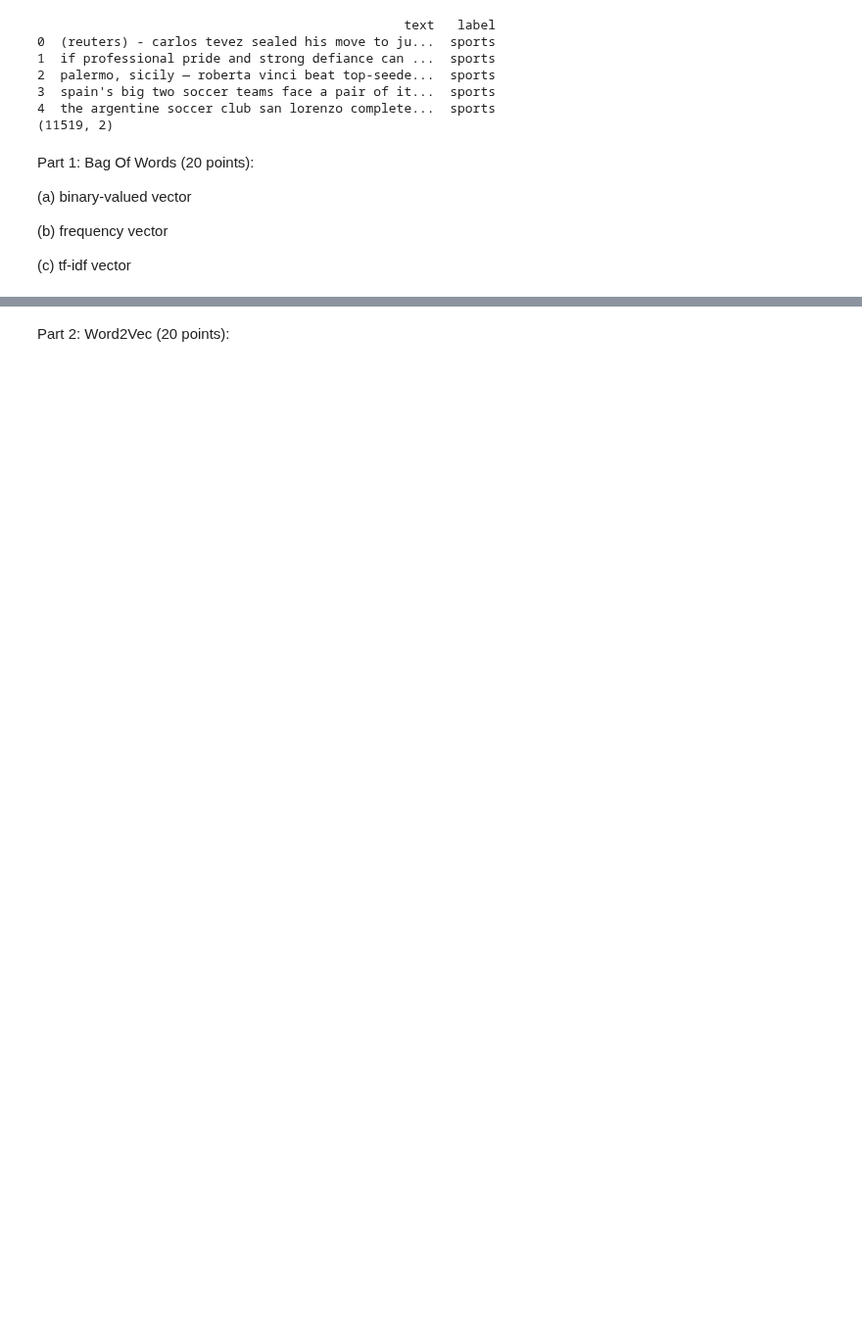
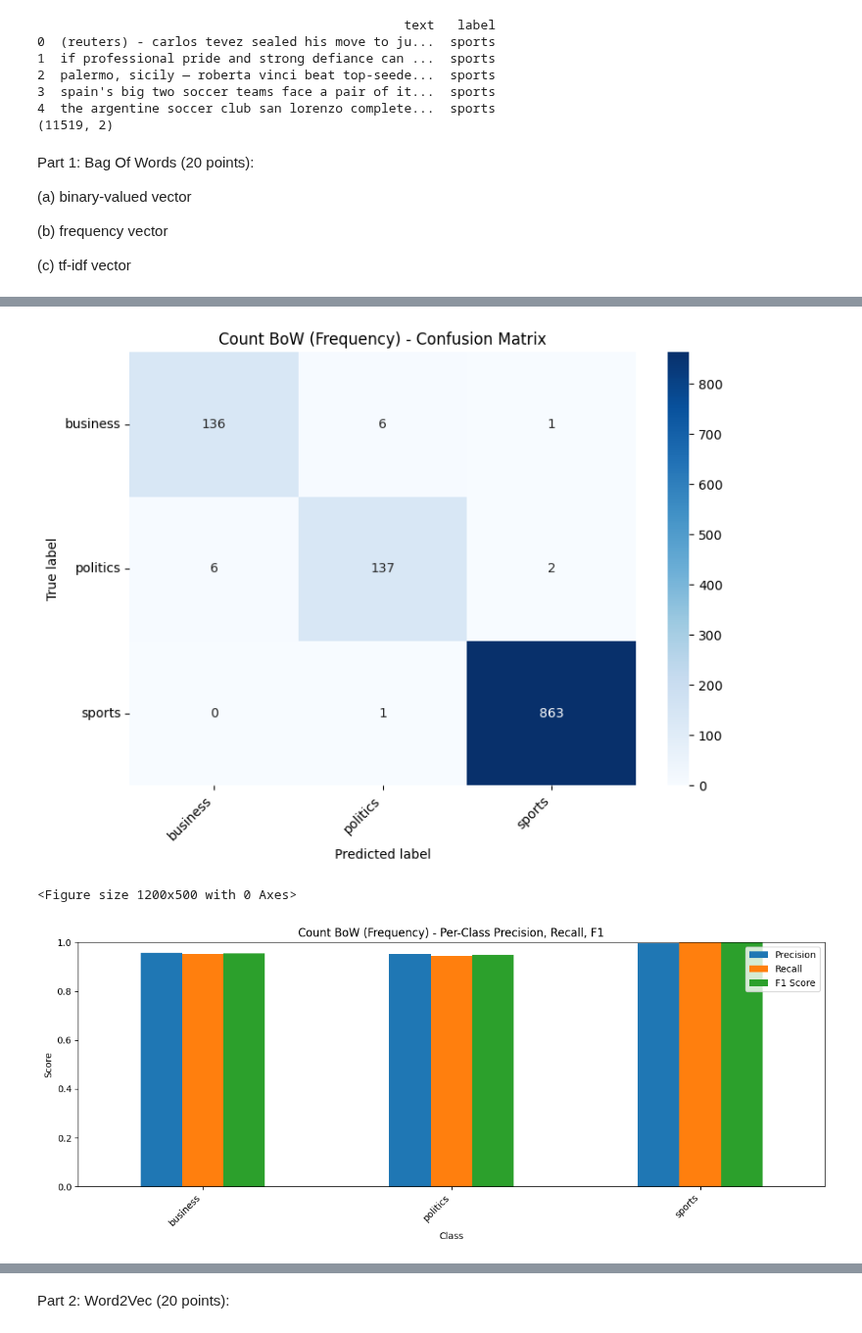
Before and after one commit to 1629lyk/CS-235-Data-Mining-Techniques-Fall-2025, a Jupyter notebook: HW3/Sunilkumar_Lakhan_Kumar_CS235_HW3.ipynb, the cells around one changed output, grey strips where cells are left out. Shown at 98% size. Drawn from its saved outputs; the diff is of its cells as text; code cells hidden in the pictures; blank space fills up the shorter version.

```diff
--- a/HW3/Sunilkumar_Lakhan_Kumar_CS235_HW3.ipynb
+++ b/HW3/Sunilkumar_Lakhan_Kumar_CS235_HW3.ipynb
@@ -42,0 +199,63 @@ Part 1: Bag Of Words (20 points):
+# %%
+# Plots for (b) frequency vector
+
+# Confusion matrix
+labels_unique = np.unique(y_test)
+cm_count = confusion_matrix(y_test, y_test_pred_count, labels=labels_unique)
+
+plt.figure(figsize=(8, 6))
+sns.heatmap(
+    cm_count,
+    annot=True,
+    fmt="d",
+    cmap="Blues",
+    xticklabels=labels_unique,
+    yticklabels=labels_unique
+)
+plt.xlabel("Predicted label")
+plt.ylabel("True label")
+plt.title("Count BoW (Frequency) - Confusion Matrix")
+plt.xticks(rotation=45, ha="right")
+plt.yticks(rotation=0)
+plt.tight_layout()
+plt.show()
+
+
+# Per-Class Precision, Recall, F1 Barplot
+prec_c, rec_c, f1_c, _ = precision_recall_fscore_support(
+    y_test,
+    y_test_pred_count,
+    labels=labels_unique,
+    zero_division=0
+)
+
+df_metrics_count = pd.DataFrame({
+    "Class": labels_unique,
+    "Precision": prec_c,
+    "Recall": rec_c,
+    "F1 Score": f1_c
+})
+
+plt.figure(figsize=(12, 5))
+df_metrics_count.set_index("Class").plot(kind="bar", figsize=(12, 5))
+plt.ylim(0, 1)
+plt.title("Count BoW (Frequency) - Per-Class Precision, Recall, F1")
+plt.ylabel("Score")
+plt.xticks(rotation=45, ha="right")
+plt.tight_layout()
+plt.show()
+
+
+# Top 15 Words Most Indicative of Each Class
+feature_names_count = count_vectorizer.get_feature_names_out()
+coef_count = clf_count.coef_
+
+for idx, class_label in enumerate(clf_count.classes_):
+    top15 = np.argsort(coef_count[idx])[-15:]
+    print(f"\nTop 15 words for class '{class_label}' (Count BoW):")
+    for i in top15:
+        print(f"  {feature_names_count[i]}")
+# %% [output]
+[figure, added]
+<Figure size 1200x500 with 0 Axes>
+[figure, added]
```
Also changed, not shown: parts of 24 cells of this notebook.
